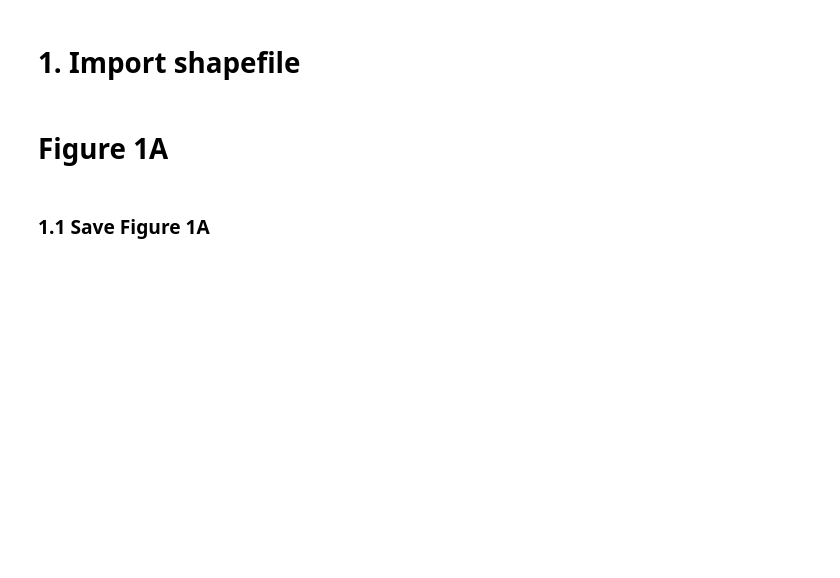
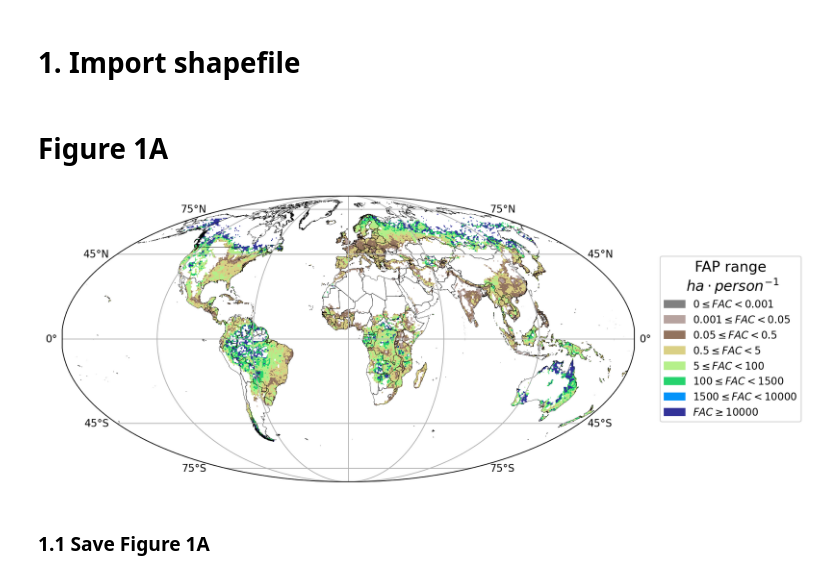
Before and after one commit to emanuelemassaro/Forest_Human_Nexus, a Jupyter notebook: Notebooks/Figure1_Maps_FAC.ipynb, the cells around one changed output. Drawn from its saved outputs; the diff is of its cells as text; code cells hidden in the pictures; blank space fills up the shorter version.

Commit message:
Figure 1 new

```diff
--- a/Notebooks/Figure1_Maps_FAC.ipynb
+++ b/Notebooks/Figure1_Maps_FAC.ipynb
@@ -40,32 +42,34 @@ gdf = gdf.to_crs("ESRI:54009")
 # %%
 # Figure 1A
 window = 50
 year = 2020
 file_raster_path = PATHL.format(window=window, year=year)
 
 data, src = read_raster(file_raster_path)
 data1 = data * 100  # Convert from km² to Ha
 
 # Define colormap for plotting
 values = [0, 0.001, 0.05, 0.5, 5, 100, 1500, 10000]
 cmap = plt.get_cmap('terrain_r')
 n_colors = len(values)
 colors = [cmap(i / (n_colors - 1)) for i in range(n_colors)]
 colors[0] = 'gray'
 cmap, ncolors = ListedColormap(colors), len(colors)
 norm = BoundaryNorm(values, ncolors=ncolors, clip=True)
 
 
 # Plot Figure 1A
 fig = plt.figure(figsize=(10, 20))
 ax = plt.axes(projection=crsplot)
 ax = set_font(ax, 20)
 gdf.boundary.plot(ax=ax, color='black', lw=.25)
 plot_data_maps(ax, data1, cmap, norm, src)
 
 legend_patches = [Patch(color=colors[i], label=rf'${values[i]} \leq FAC < {values[i+1]}$') for i in range(n_colors - 1)]
 legend_patches.append(Patch(color=colors[-1], label=rf'$FAC \geq {values[-1]}$'))
-add_legend(ax, legend_patches, 'FAC range\n ' + r'$ha \cdot person^{-1}$')
+add_legend(ax, legend_patches, 'FAP range\n ' + r'$ha \cdot person^{-1}$')
+# %% [output]
+[figure, added]
 # %% [markdown]
 ### 1.1 Save Figure 1A
 # %%
```
Also changed, not shown: parts of 5 cells of this notebook, 3 other files.
